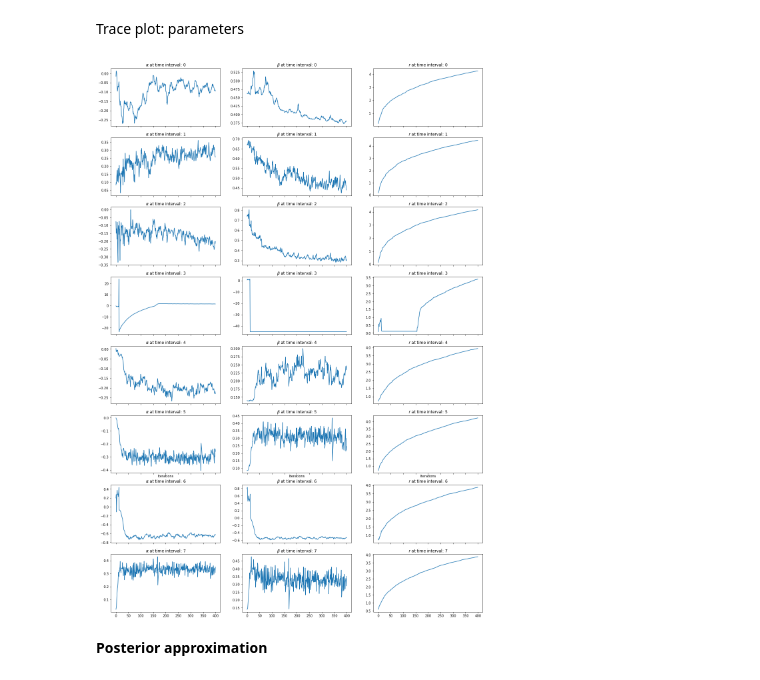
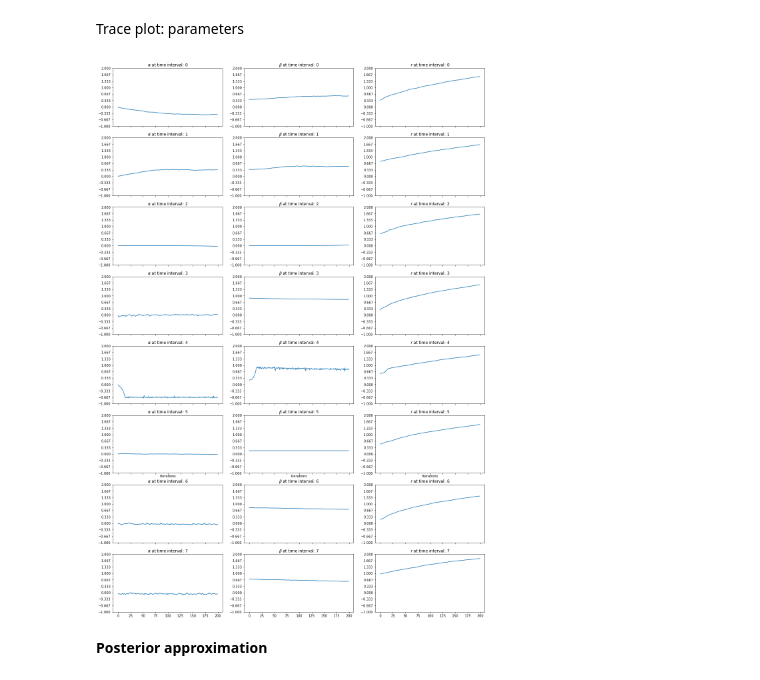
Before and after one commit to thysics/VI_SDE, a Jupyter notebook: tOUv_Toy_04.ipynb, the cells around one changed output. Cells and saved outputs as stored; diff of their text form; code cells hidden in the pictures.

```diff
--- a/tOUv_Toy_04.ipynb
+++ b/tOUv_Toy_04.ipynb
@@ -25,7 +25,7 @@ tf = 8
 Nsteps = 800
 Npaths = 1
 X0 = 1
-sde_sigma = 0.8 # Variance is higher than the original example
+sde_sigma = 0.7 # Variance is higher than the original example
 obs_sigma = 0.04
 
 # Generate the time grid and solution array
@@ -179,7 +179,7 @@ class ELBO:
 
         num = func(self.ou.pts, self.ou.trj)
 
-        return -0.5 * torch.trapezoid(abs(num), x=self.ou.pts).reshape(-1, 1) / (sigma ** 2)
+        return -0.5 * torch.trapezoid(num, x=self.ou.pts).reshape(-1, 1) / (sigma ** 2)
 
     def KL_rest(self):
         """
@@ -267,12 +267,12 @@ r_ = torch.tensor([0.5])
 m0 = obs[0].repeat(D, 1)
 
 
-learning_rate = 0.0005
+learning_rate = 0.001
 lr = learning_rate
 
 trace_pars = []
 trace_elbo = []
-for k in tq.tqdm(range(300)):
+for k in tq.tqdm(range(150)):
     alpha_D = alpha_.repeat(D, 1)
     beta_D = beta_.repeat(D, 1)
     r_D = r_.repeat(D, 1)
@@ -616,16 +845,17 @@ Trace plot: parameters
 # %%
 fig, ax = plt.subplots(nrows=pars_traces.shape[1], ncols=3, figsize=(20, 30), sharex='all')
 names = [r'$\alpha$', r'$\beta$', r'$r$']
 for j, ax in enumerate(ax.ravel()):
     i = j % 3
     t = j // 3
     ax.plot(np.arange(pars_traces[i, t, :].shape[0]), pars_traces[i, t, :])
     ax.set_title(names[i] + " at time interval: %d" % t)
+    ax.set_yticks(np.linspace(-1,2,10))
     if t == 5:
         ax.set_xlabel("Iterations")
 plt.show()
 # %% [output]
-[figure, old version]
+[figure, new version]
 # %% [markdown]
 **Posterior approximation**
 # %%
```
Also changed, not shown: parts of 26 cells of this notebook, 1 other file.
